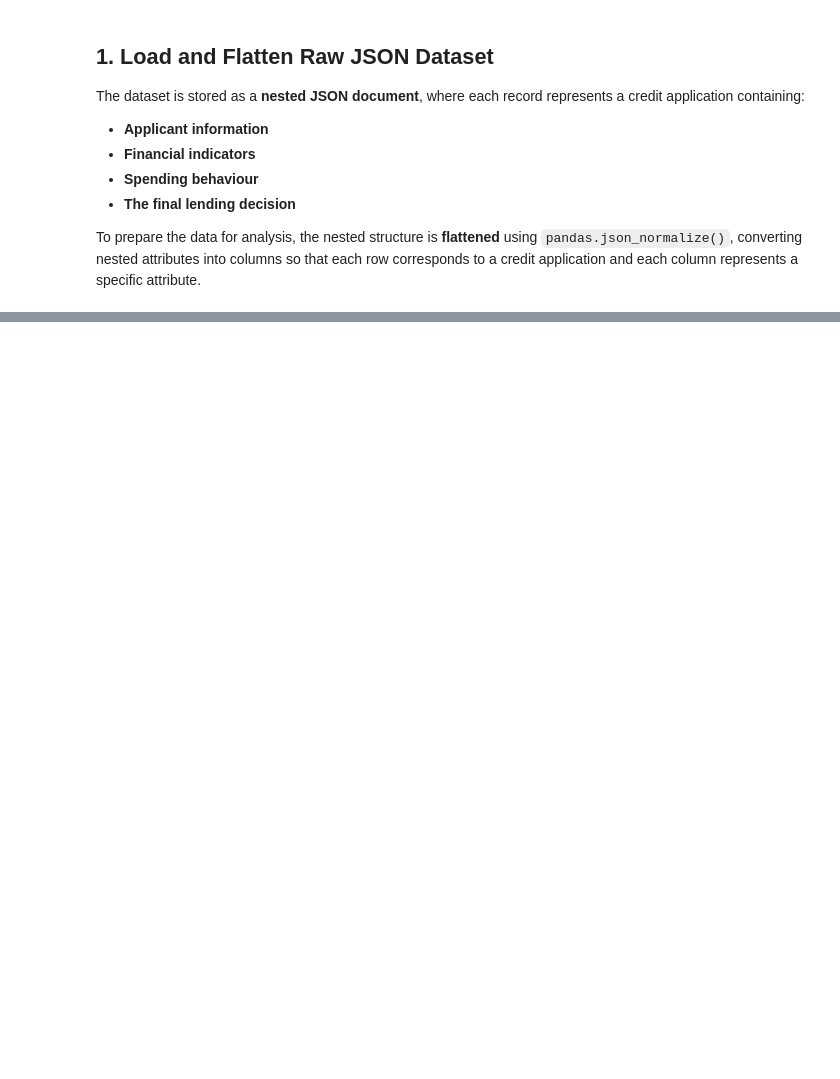
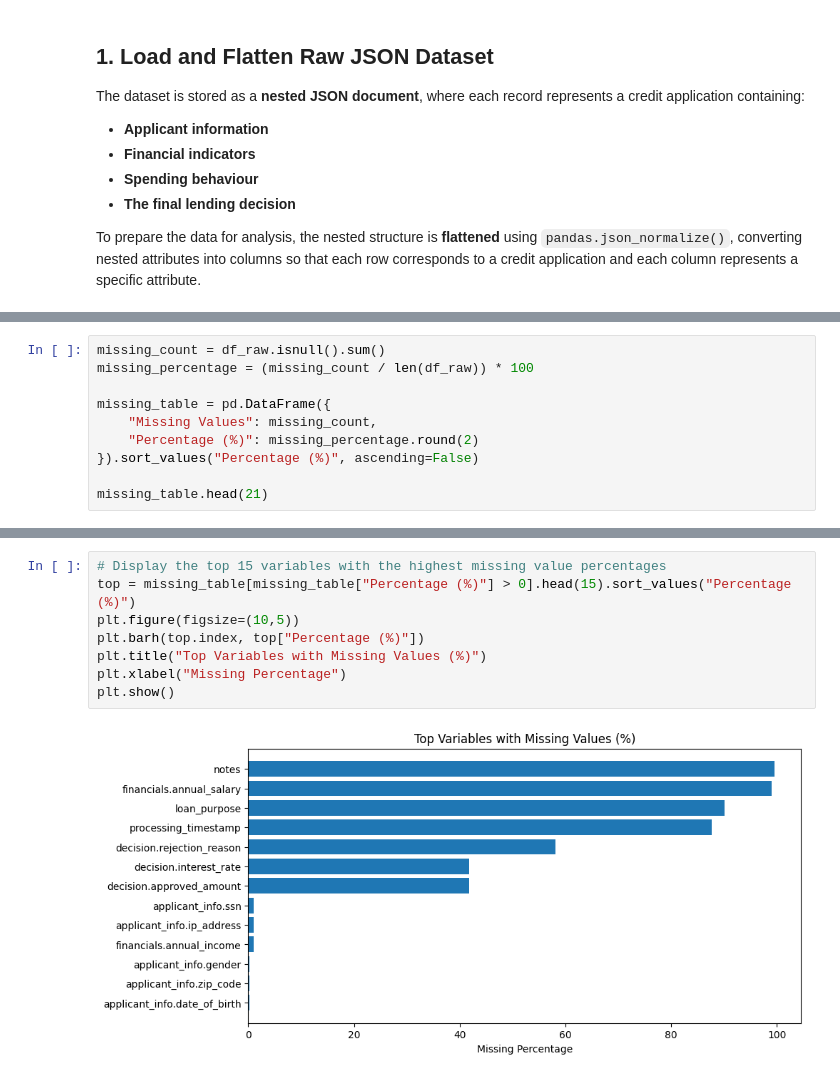
Before and after one commit to Beatrizboal/dego-project-team7, a Jupyter notebook: notebooks/01_data_quality.ipynb, the cells around one changed output, grey strips where cells are left out. Drawn from its saved outputs; the diff is of its cells as text; blank space fills up the shorter version.

Commit message:
Add missing value analysis and completeness visualization

```diff
--- a/notebooks/01_data_quality.ipynb
+++ b/notebooks/01_data_quality.ipynb
@@ -49,0 +106,10 @@ Shape of the DataFrame:
+# %%
+missing_count = df_raw.isnull().sum()
+missing_percentage = (missing_count / len(df_raw)) * 100
+
+missing_table = pd.DataFrame({
+    "Missing Values": missing_count,
+    "Percentage (%)": missing_percentage.round(2)
+}).sort_values("Percentage (%)", ascending=False)
+
+missing_table.head(21)
@@ -49,0 +134,10 @@ Shape of the DataFrame:
+# %%
+# Display the top 15 variables with the highest missing value percentages
+top = missing_table[missing_table["Percentage (%)"] > 0].head(15).sort_values("Percentage (%)")
+plt.figure(figsize=(10,5))
+plt.barh(top.index, top["Percentage (%)"])
+plt.title("Top Variables with Missing Values (%)")
+plt.xlabel("Missing Percentage")
+plt.show()
+# %% [output]
+[figure, added]
```
Also changed, not shown: parts of 15 cells of this notebook.
